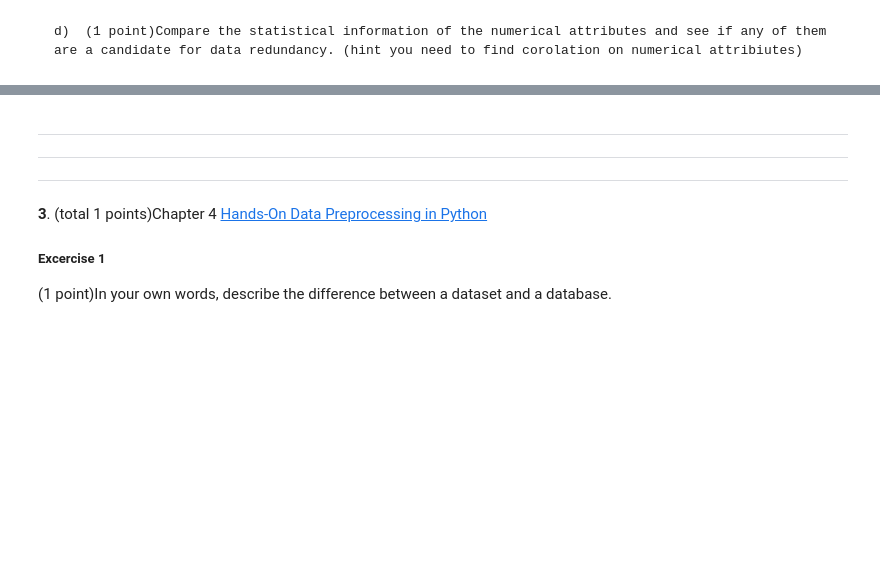
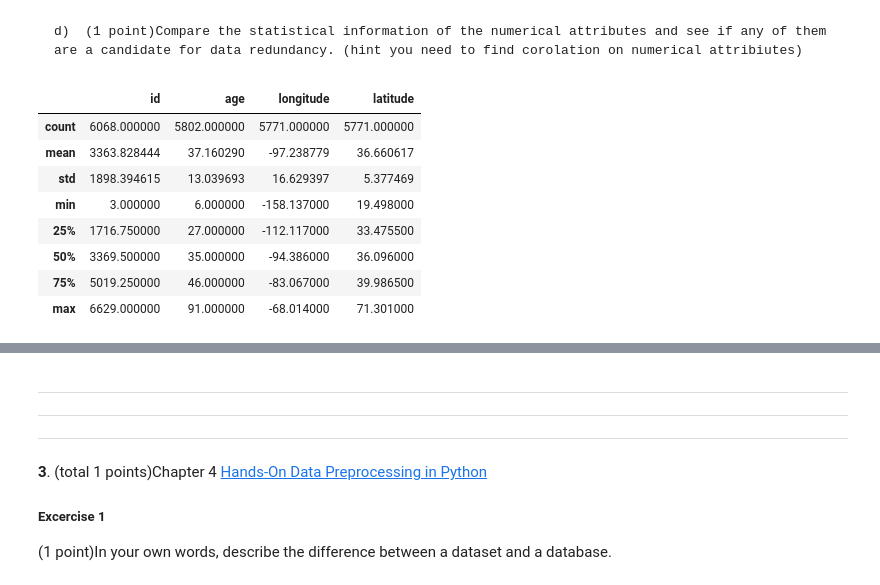
Before and after one commit to jting0499/ML_assignment-1, a Jupyter notebook: Assignment_01.ipynb, the cells around one changed output, grey strips where cells are left out. Saved outputs shown, nothing was run; the diff lists cells and outputs as text; code cells hidden in the pictures; blank space fills up the shorter version.

```diff
--- a/Assignment_01.ipynb
+++ b/Assignment_01.ipynb
@@ -72,3 +190,14 @@ incident_df
     d)	(1 point)Compare the statistical information of the numerical attributes and see if any of them are a candidate for data redundancy. (hint you need to find corolation on numerical attribiutes)
 # %%
 # Your answer
+incident_df.describe() #examine stat properties
+# %% [output]
+|  | id | age | longitude | latitude |
+| count | 6068.000000 | 5802.000000 | 5771.000000 | 5771.000000 |
+| mean | 3363.828444 | 37.160290 | -97.238779 | 36.660617 |
+| std | 1898.394615 | 13.039693 | 16.629397 | 5.377469 |
+| min | 3.000000 | 6.000000 | -158.137000 | 19.498000 |
+| 25% | 1716.750000 | 27.000000 | -112.117000 | 33.475500 |
+| 50% | 3369.500000 | 35.000000 | -94.386000 | 36.096000 |
+| 75% | 5019.250000 | 46.000000 | -83.067000 | 39.986500 |
+| max | 6629.000000 | 91.000000 | -68.014000 | 71.301000 |
```
Also changed, not shown: parts of 30 cells of this notebook, 1 other file.
